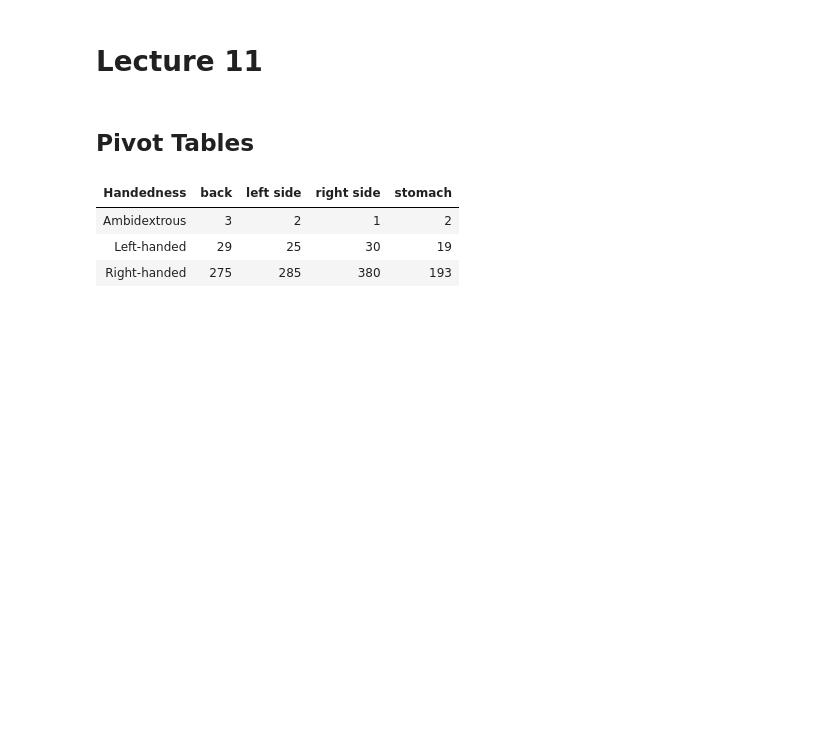
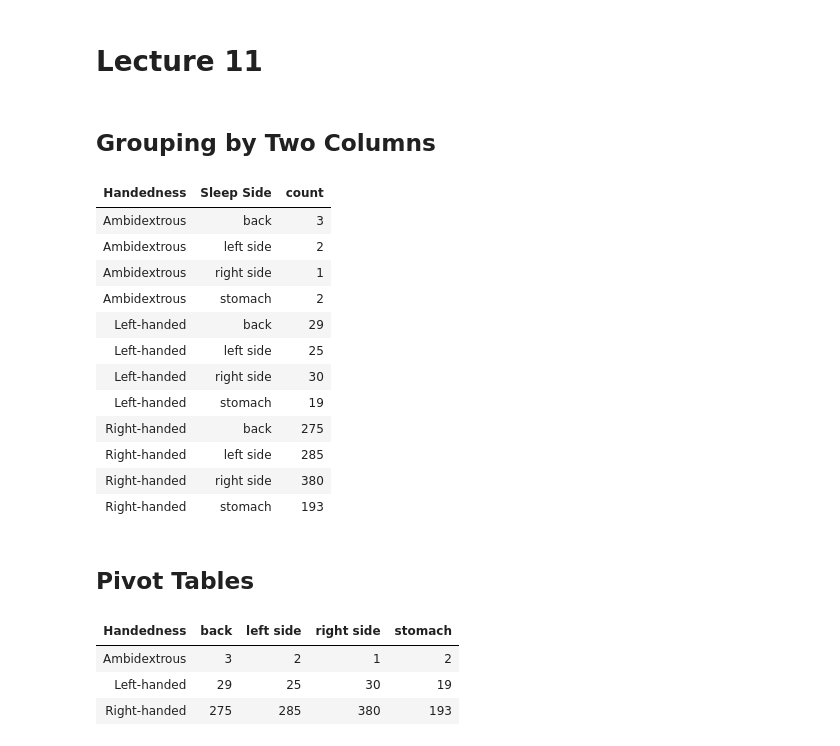
Before and after one commit to data-8/materials-fa19, a Jupyter notebook: materials/fa19/lec/lec11.ipynb, the cells around one changed output. Drawn from its saved outputs; the diff is of its cells as text; code cells hidden in the pictures; blank space fills up the shorter version.

```diff
--- a/materials/fa19/lec/lec11.ipynb
+++ b/materials/fa19/lec/lec11.ipynb
@@ -7,3 +7,5 @@ import matplotlib.pyplot as plots
 plots.style.use('fivethirtyeight')
 # %% [markdown]
 # Lecture 11 #
+# %% [markdown]
+## Grouping by Two Columns ##
@@ -10,3 +14,19 @@ plots.style.use('fivethirtyeight')
+# %%
+survey.group(['Handedness','Sleep Side']).show()
+# %% [output]
+| Handedness | Sleep Side | count |
+| Ambidextrous | back | 3 |
+| Ambidextrous | left side | 2 |
+| Ambidextrous | right side | 1 |
+| Ambidextrous | stomach | 2 |
+| Left-handed | back | 29 |
+| Left-handed | left side | 25 |
+| Left-handed | right side | 30 |
+| Left-handed | stomach | 19 |
+| Right-handed | back | 275 |
+| Right-handed | left side | 285 |
+| Right-handed | right side | 380 |
+| Right-handed | stomach | 193 |
 # %% [markdown]
 ## Pivot Tables ##
 # %%
```
Also changed, not shown: parts of 22 cells of this notebook, 1 other file.
